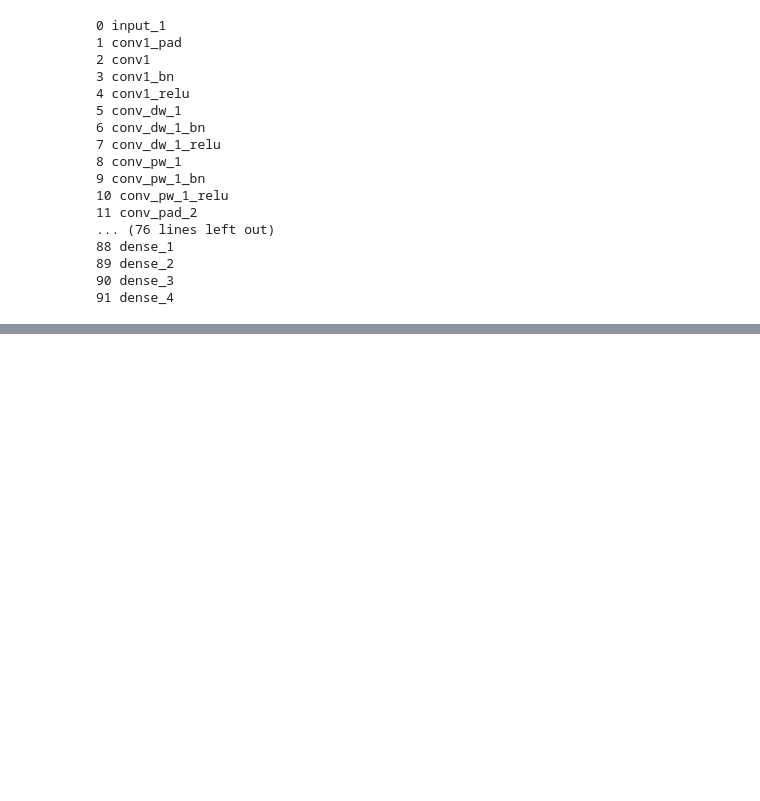
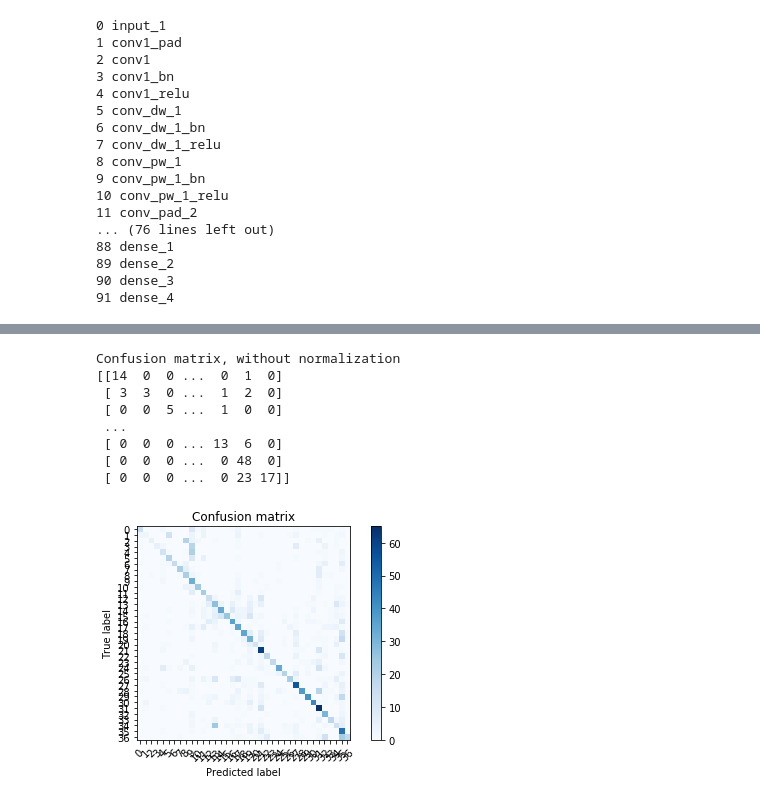
Before and after one commit to vanacorec/Mod4_Project, a Jupyter notebook: Mod_4.ipynb, the cells around one changed output, grey strips where cells are left out. Saved outputs shown, nothing was run; the diff lists cells and outputs as text; code cells hidden in the pictures; blank space fills up the shorter version.

```diff
--- a/Mod_4.ipynb
+++ b/Mod_4.ipynb
@@ -478,0 +508,52 @@ ValueError: ignored
+# %%
+import itertools
+
+def plot_confusion_matrix(cm, classes,
+                          normalize=False,
+                          title='Confusion matrix',
+                          cmap=plt.cm.Blues):
+    """
+    This function prints and plots the confusion matrix.
+    Normalization can be applied by setting `normalize=True`.
+    """
+    if normalize:
+        cm = cm.astype('float') / cm.sum(axis=1)[:, np.newaxis]
+        print("Normalized confusion matrix")
+    else:
+        print('Confusion matrix, without normalization')
+
+    print(cm)
+
+    plt.imshow(cm, interpolation='nearest', cmap=cmap)
+    plt.title(title)
+    plt.colorbar()
+    tick_marks = np.arange(len(classes))
+    plt.xticks(tick_marks, classes, rotation=45)
+    plt.yticks(tick_marks, classes)
+
+    fmt = '.2f' if normalize else 'd'
+    thresh = cm.max() / 2.
+
+    plt.ylabel('True label')
+    plt.xlabel('Predicted label')
+    plt.tight_layout()
+# %%
+# see how well the model does on the test images
+predictions_transfer = model.predict(test_images)
+# %%
+# compare how well the model's predicted lables are to the actual lables
+transfer_preds = [np.argmax(prediction) for prediction in predictions_transfer]
+true_labels = [np.argmax(true_test_label) for true_test_label in test_labels]
+# %%
+# plot confusion matrix
+plot_confusion_matrix(confusion_matrix(true_labels, transfer_preds), range(0,37))
+# %% [output]
+Confusion matrix, without normalization
+[[14  0  0 ...  0  1  0]
+ [ 3  3  0 ...  1  2  0]
+ [ 0  0  5 ...  1  0  0]
+ ...
+ [ 0  0  0 ... 13  6  0]
+ [ 0  0  0 ...  0 48  0]
+ [ 0  0  0 ...  0 23 17]]
+[figure, added]
```
Also changed, not shown: parts of 17 cells of this notebook.
